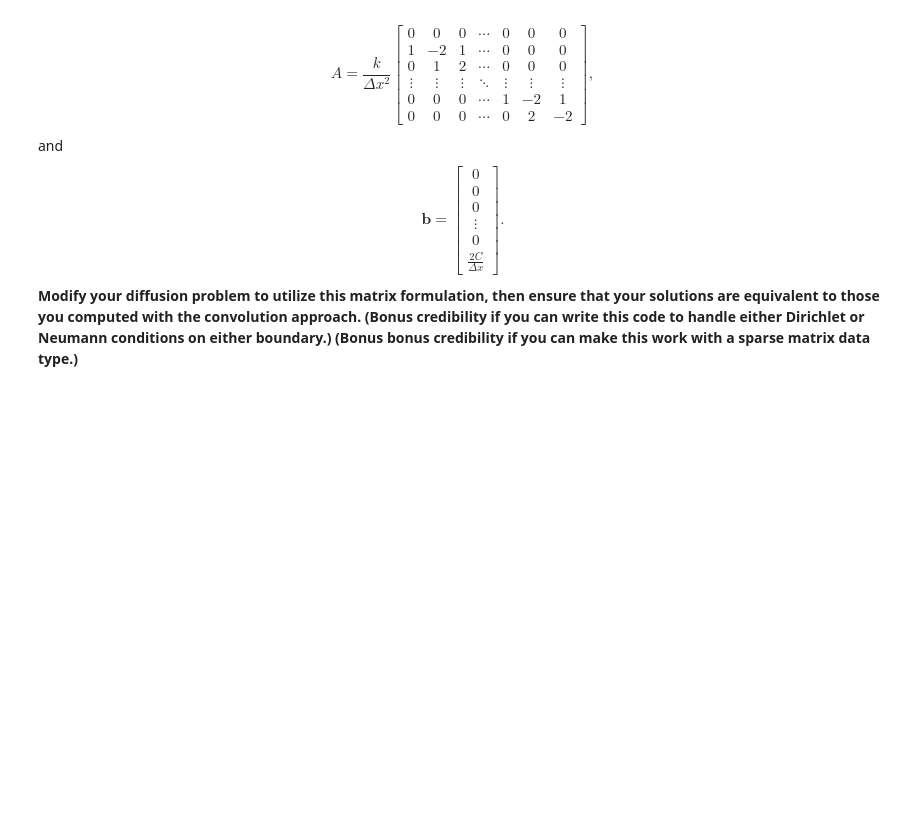
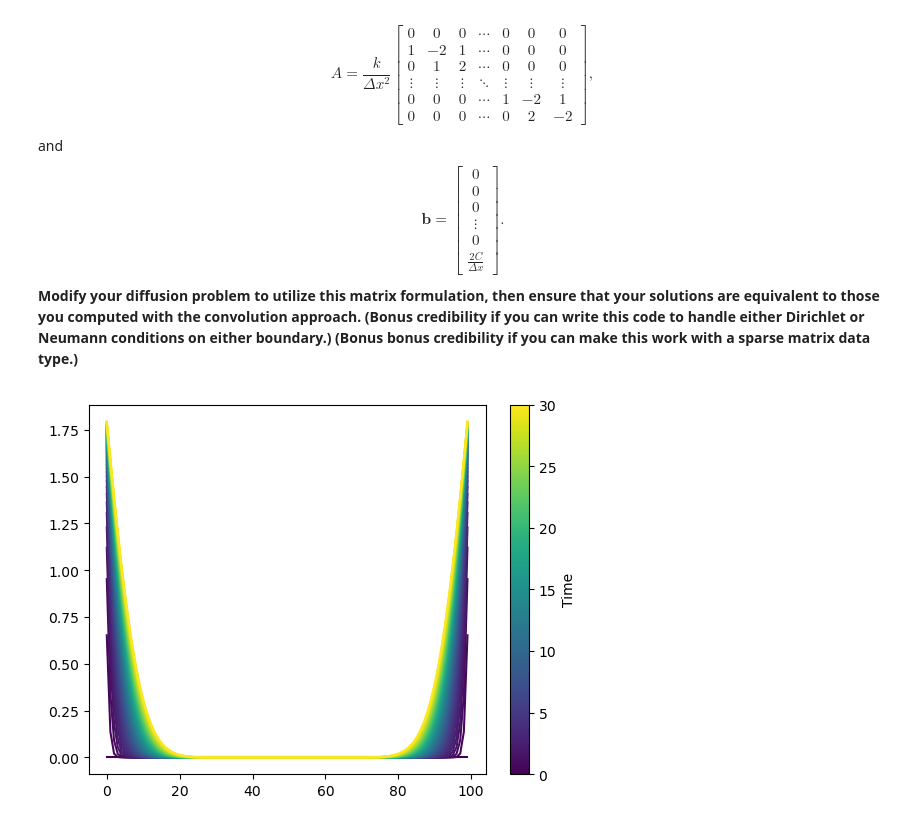
Before and after one commit to jaycebeck/Simulations, a Jupyter notebook: linear/Project6b-LinearSystemApproach.ipynb, the cells around one changed output. Saved outputs shown, nothing was run; the diff lists cells and outputs as text; code cells hidden in the pictures; blank space fills up the shorter version.

```diff
--- a/linear/Project6b-LinearSystemApproach.ipynb
+++ b/linear/Project6b-LinearSystemApproach.ipynb
@@ -48,0 +57,13 @@ $$
+# %%
+class Diffusion:
+
+    def __init__(self,dx,k=0.01, A=None, b=None):
+
+        self.k = k    # diffusion coefficient
+        self.dx = dx**2
+        self.A = A
+        self.b = b
+
+    def rhs(self,t,u):
+        dudt = np.dot(self.A, u) + self.b
+        return np.array(dudt).flatten()
@@ -48,0 +206,21 @@ $$
+# %%
+A, b = make_matrix(size=100, boundary="N", k=0.1, dx=0.1)
+diffusion = Diffusion(dx=0.1, k=0.01, A=A, b=b)
+u_0 = np.zeros(100)
+integrator = om.Integrator(diffusion, method)
+t, u = integrator.integrate([0, 30], 0.005, u_0)
+
+
+fig, ax = plt.subplots()
+
+cmap = plt.cm.viridis
+
+for tt, uu in zip(t[::100], u[::100]):
+    ax.plot(uu, color=cmap(tt/t[-1]))
+
+sm = plt.cm.ScalarMappable(cmap=cmap, norm=plt.Normalize(vmin=0, vmax=t[-1]))
+sm.set_array([])
+cbar = plt.colorbar(sm, ax=ax, label='Time')
+plt.show()
+# %% [output]
+[figure, added]
```
Also changed, not shown: parts of 4 cells of this notebook, 5 other files.
